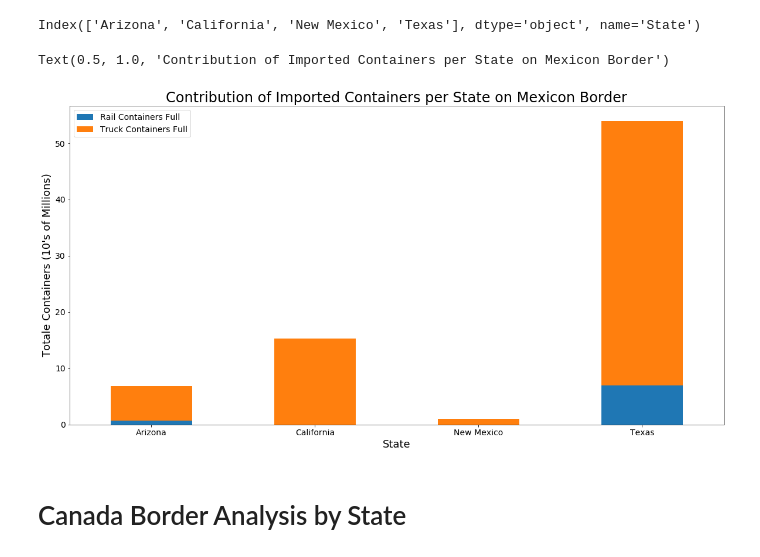
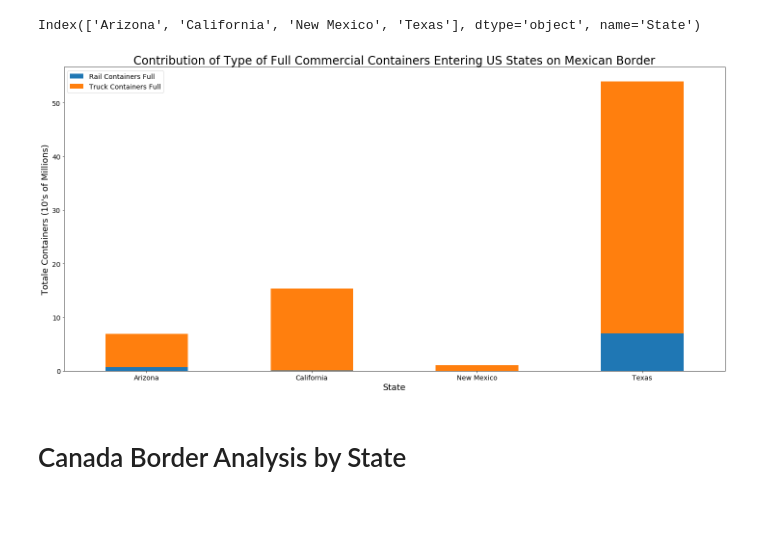
Before and after one commit to philipayazi/Project1_BorderEntries, a Jupyter notebook: Border_Entries_and _Trade.ipynb, the cells around one changed output. Drawn from its saved outputs; the diff is of its cells as text; code cells hidden in the pictures; blank space fills up the shorter version.

```diff
--- a/Border_Entries_and _Trade.ipynb
+++ b/Border_Entries_and _Trade.ipynb
@@ -1180,17 +1203,20 @@ Index(['Arizona', 'California', 'New Mexico', 'Texas'], dtype='object', name='St
 # %%
 
 
 totals_mex_com_df.plot(kind='bar', stacked=True)
 plt.xlabel('State', fontsize=18)
 plt.ylabel('Totale Containers (10\'s of Millions)', fontsize=18)
 plt.xticks(fontsize=14, rotation='horizontal')
 plt.yticks(fontsize=14)
 plt.legend(fontsize=14)
 
-plt.title('Contribution of Imported Containers per State on Mexicon Border', fontsize=24)
+plt.title('Contribution of Type of Full Commercial Containers Entering US States on Mexican Border', fontsize=24)
+plt.tight_layout()
+
+
+plt.savefig('Contribution_of_Containers_by_Type_From_Mexico')
 # %% [output]
-Text(0.5, 1.0, 'Contribution of Imported Containers per State on Mexicon Border')
-[figure, old version]
+[figure, new version]
 # %% [markdown]
 # Canada Border Analysis by State
 # %%
```
Also changed, not shown: parts of 11 cells of this notebook.
